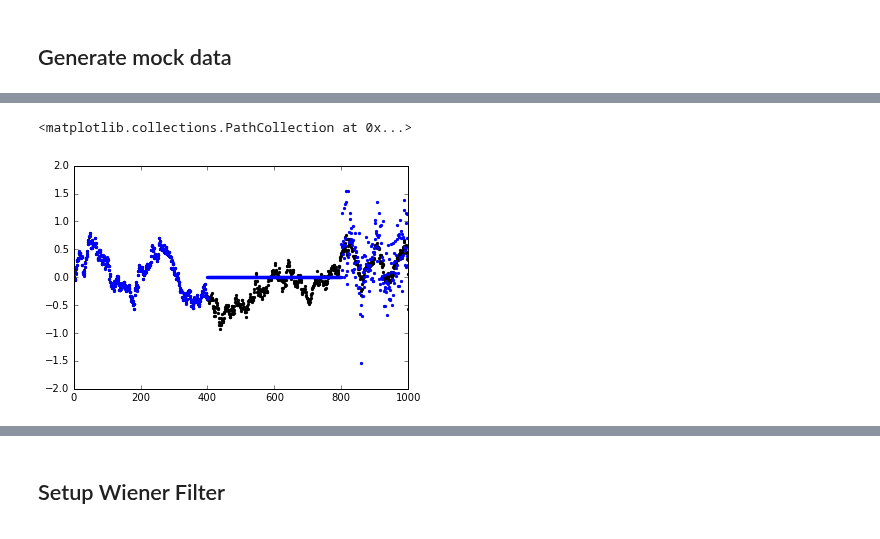
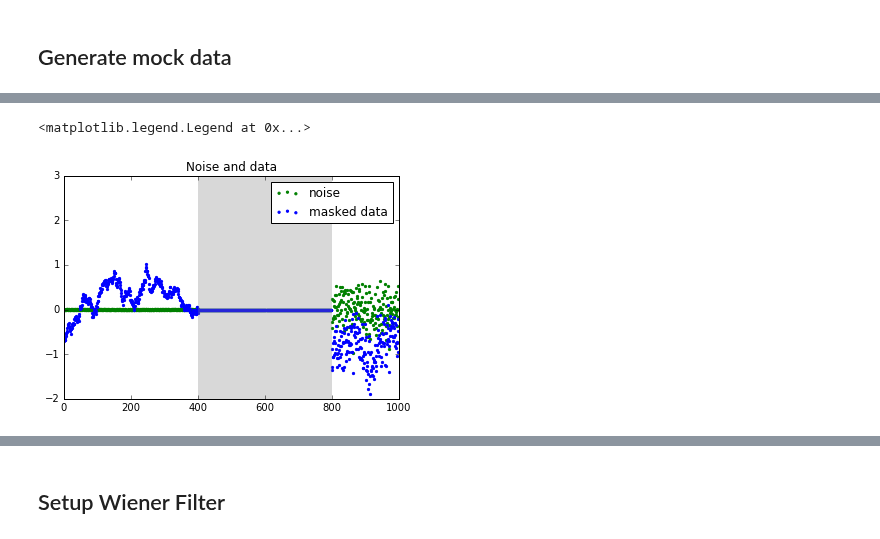
Before and after one commit to florent-leclercq/Bayes_InfoTheory, a Jupyter notebook: WienerFilter.ipynb, the cells around one changed output, grey strips where cells are left out. Saved outputs shown, nothing was run; the diff lists cells and outputs as text; code cells hidden in the pictures.

```diff
--- a/WienerFilter.ipynb
+++ b/WienerFilter.ipynb
@@ -29,8 +30,10 @@ plt.matshow(sqrtsignalcovarPix.real, cmap='RdBu')
 # %% [markdown]
 ## Setup mask
 # %%
-mask=np.ones(n)
+mask=np.ones(N)
 mask[400:800]=0.
 plt.ylim(0,1.1)
-plt.plot(np.arange(n),mask)
+plt.plot(np.arange(N),mask)
+plt.fill_between([400,800],0.,1.1,facecolor='grey',alpha=0.3, linewidth=0.)
+plt.title("Mask")
 # %% [output]
@@ -40,5 +43,5 @@ plt.plot(np.arange(n),mask)
 ## Setup noise covariance
 # %%
 noisepower=0.00001
-noisecovar=noisepower*np.concatenate([np.ones(n/2),10000*np.ones(n/2)])
+noisecovar=noisepower*np.concatenate([np.ones(N/2),10000*np.ones(N/2)])
 # %%
@@ -57,6 +73,4 @@ plt.matshow(invnoisecovarmat, cmap='RdBu')
 # %%
 #The truth
-normalsim=np.random.normal(0.,1.,1000)
-trues=sqrtsignalcovarPix.real.dot(normalsim)
-plt.xlim(0.,1000.)
-plt.scatter(np.arange(n),trues,marker='.')
+normalsim=np.random.normal(0.,1.,N)
+s=sqrtsignalcovarPix.real.dot(normalsim)
@@ -66,5 +87,5 @@ plt.scatter(np.arange(n),trues,marker='.')
 # %%
-#Infinite variance in masked regions
-v=trues+normalsim/np.sqrt(np.diag(invnoisecovarmat)+epsilon)
-plt.xlim(0.,1000.)
-plt.scatter(np.arange(n),v,marker='.',color='blue')
+#The noise, with infinite variance in masked regions
+normalsim=np.random.normal(0.,1.,N)
+n=normalsim/np.sqrt(np.diag(invnoisecovarmat)+epsilon)
+d=s+n
@@ -74,7 +92,11 @@ plt.scatter(np.arange(n),v,marker='.',color='blue')
 # %%
-plt.xlim(0.,1000.)
-plt.scatter(np.arange(n),trues,marker='.',color='black')
-plt.scatter(np.arange(n),mask*v,marker='.',color='blue')
+plt.xlim(0,N)
+plt.ylim(-2,3)
+plt.scatter(np.arange(N),mask*n,marker='.',color='green',label="noise")
+plt.scatter(np.arange(N),mask*d,marker='.',color='blue',label="masked data")
+plt.fill_between([400,800],-2,3,facecolor='grey',alpha=0.3, linewidth=0.)
+plt.title("Noise and data")
+plt.legend(loc='best')
 # %% [output]
-<matplotlib.collections.PathCollection at 0x...>
+<matplotlib.legend.Legend at 0x...>
-[figure, old version]
+[figure, new version]
```
Also changed, not shown: parts of 24 cells of this notebook, 1 other file.
